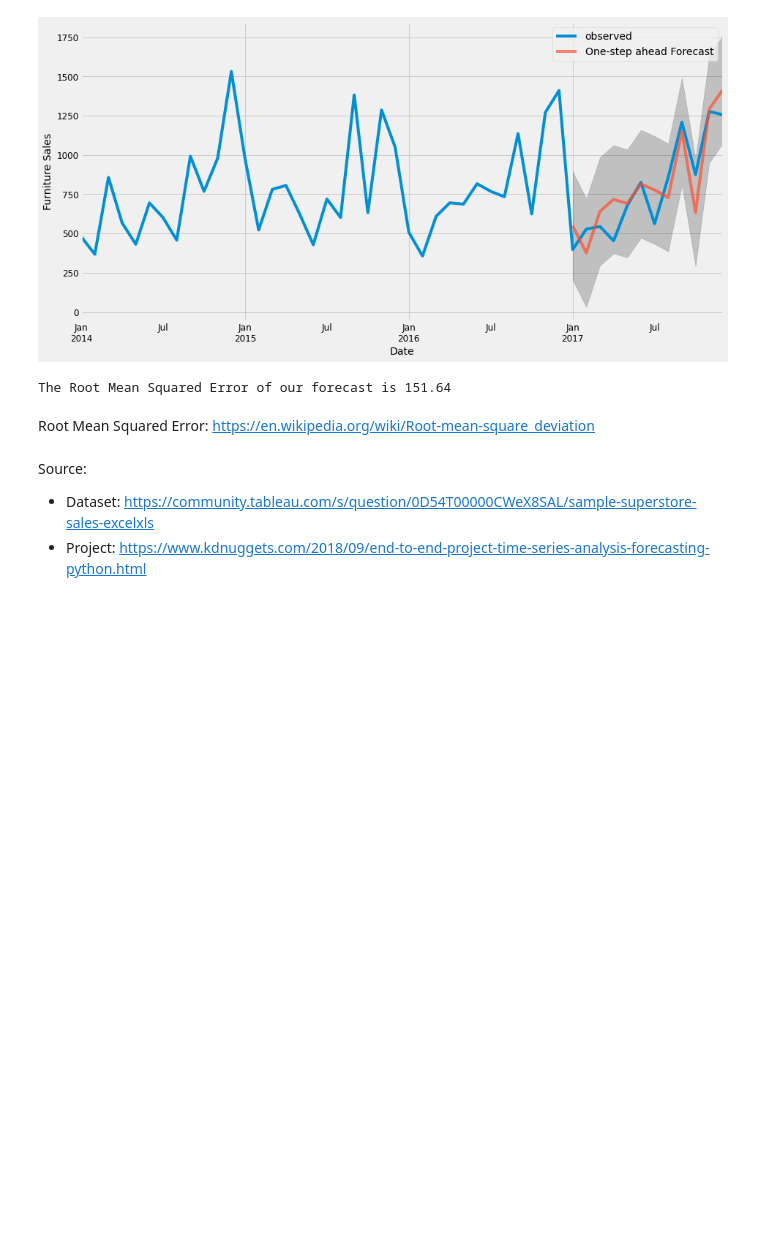
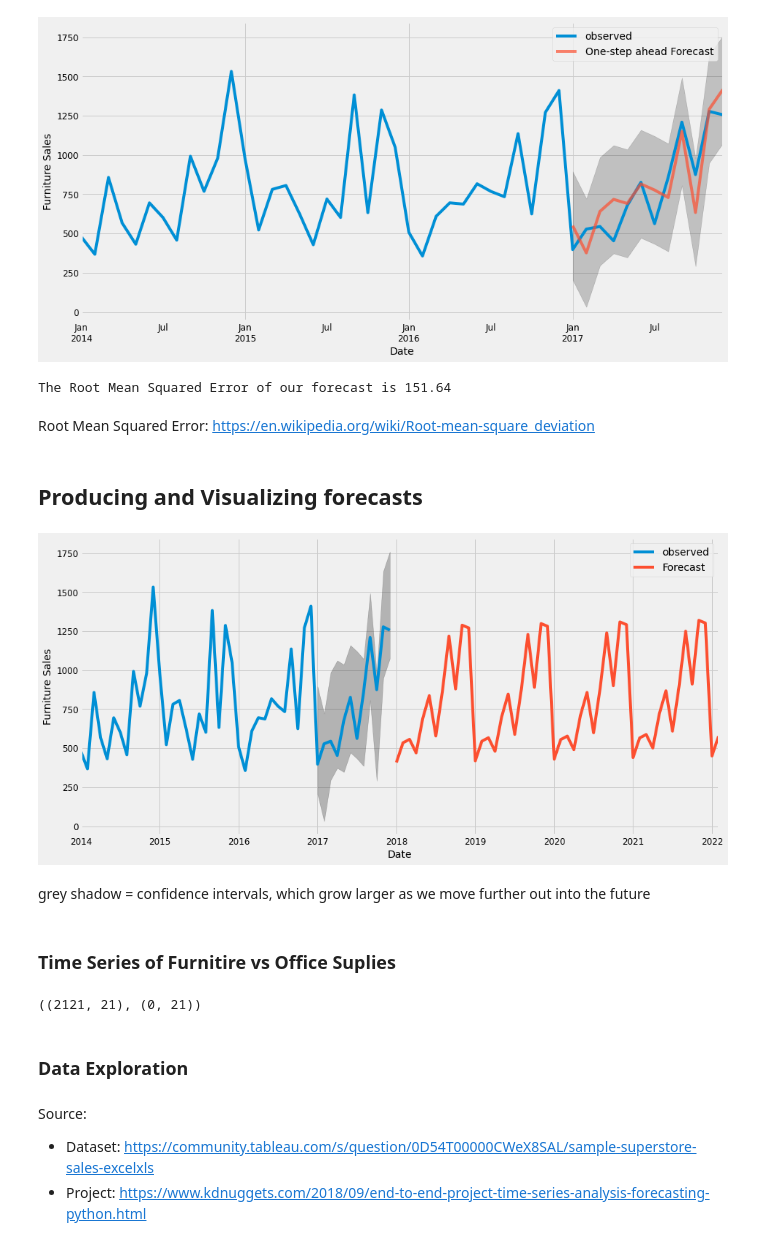
Before and after one commit to Salvawho/timeSeriesAndForecasting, a Jupyter notebook: timeSeriesAndForecasting.ipynb, the cells around one changed output. Drawn from its saved outputs; the diff is of its cells as text; code cells hidden in the pictures; blank space fills up the shorter version.

Commit message:
Producing and Visualizing forecasts

```diff
--- a/timeSeriesAndForecasting.ipynb
+++ b/timeSeriesAndForecasting.ipynb
@@ -297,6 +297,36 @@ print('The Root Mean Squared Error of our forecast is {}'.format(round(np.sqrt(m
 The Root Mean Squared Error of our forecast is 151.64
 # %% [markdown]
 Root Mean Squared Error: https://en.wikipedia.org/wiki/Root-mean-square_deviation
+# %% [markdown]
+## Producing and Visualizing forecasts
+# %%
+pred_uc = results.get_forecast(steps=50)
+pred_ic = pred_uc.conf_int()
+
+ax = y.plot(label = 'observed', figsize=(14,7))
+pred_uc.predicted_mean.plot(ax = ax, label='Forecast')
+ax.fill_between(pred_ci.index,
+               pred_ci.iloc[:, 0],
+               pred_ci.iloc[:, 1], color = 'k', alpha = .25)
+ax.set_xlabel('Date')
+ax.set_ylabel('Furniture Sales')
+
+plt.legend()
+plt.show()
+# %% [output]
+[figure, added]
+# %% [markdown]
+grey shadow =  confidence intervals, which grow larger as we move further out into the future
+# %% [markdown]
+### Time Series of Furnitire vs Office Suplies
+# %%
+furniture = df.loc[df['Category'] == 'Furniture']
+office = df.loc[df['Category'] == 'Office Suplies']
+furniture.shape, office.shape
+# %% [output]
+((2121, 21), (0, 21))
+# %% [markdown]
+### Data Exploration
 # %% [markdown]
 Source:
 - Dataset: https://community.tableau.com/s/question/0D54T00000CWeX8SAL/sample-superstore-sales-excelxls
```
